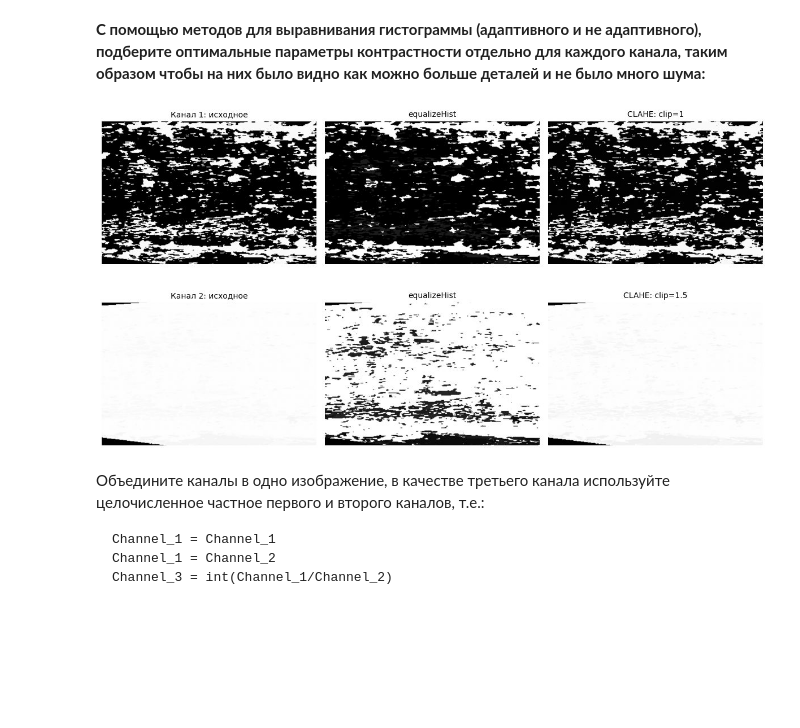
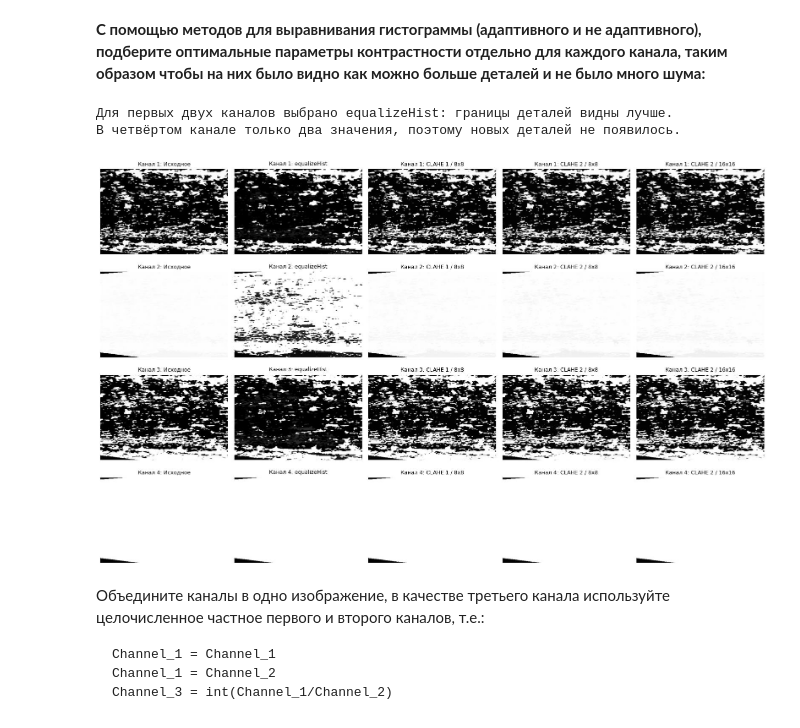
Before and after one commit to German121/image_processing, a Jupyter notebook: Задание 2/2.ipynb, the cells around one changed output. Saved outputs shown, nothing was run; the diff lists cells and outputs as text; code cells hidden in the pictures; blank space fills up the shorter version.

```diff
--- a/Задание 2/2.ipynb
+++ b/Задание 2/2.ipynb
@@ -749,28 +747,33 @@ channel_1, channel_2, channel_3, channel_4 = cv2.split(sar_uint)
 # %% [markdown]
 **С помощью методов для выравнивания гистограммы (адаптивного и не адаптивного), подберите оптимальные параметры контрастности отдельно для каждого канала, таким образом чтобы на них было видно как можно больше деталей и не было много шума:**
 # %%
-equalized_1 = cv2.equalizeHist(channel_1)
-equalized_2 = cv2.equalizeHist(channel_2)
-clahe_1 = cv2.createCLAHE(clipLimit=1.0, tileGridSize=(8, 8)).apply(channel_1)
-clahe_2 = cv2.createCLAHE(clipLimit=1.5, tileGridSize=(8, 8)).apply(channel_2)
-
-fig, axes = plt.subplots(2, 3, figsize=(12, 7))
-for row, images in enumerate([[channel_1, equalized_1, clahe_1],
-                              [channel_2, equalized_2, clahe_2]]):
-    titles = [f'Канал {row + 1}: исходное', 'equalizeHist',
-              f'CLAHE: clip={1.0 if row == 0 else 1.5:g}']
+equalized = []
+fig, axes = plt.subplots(4, 5, figsize=(16, 10))
+for row, channel in enumerate(cv2.split(sar_uint)):
+    global_equalized = cv2.equalizeHist(channel)
+    clahe_1 = cv2.createCLAHE(clipLimit=1.0, tileGridSize=(8, 8)).apply(channel)
+    clahe_2 = cv2.createCLAHE(clipLimit=2.0, tileGridSize=(8, 8)).apply(channel)
+    clahe_3 = cv2.createCLAHE(clipLimit=2.0, tileGridSize=(16, 16)).apply(channel)
+    images = [channel, global_equalized, clahe_1, clahe_2, clahe_3]
+    titles = ['Исходное', 'equalizeHist', 'CLAHE 1 / 8x8',
+              'CLAHE 2 / 8x8', 'CLAHE 2 / 16x16']
     for ax, image, title in zip(axes[row], images, titles):
         ax.imshow(image[200:1200, 5000:6500], cmap='gray', vmin=0, vmax=255)
-        ax.set_title(title, fontsize=10)
+        ax.set_title(f'Канал {row + 1}: {title}', fontsize=9)
         ax.axis('off')
+    equalized.append(global_equalized)
 fig.tight_layout()
 plt.show()
 plt.close(fig)
 
-corrected_1 = equalized_1
-corrected_2 = equalized_2
+corrected_1 = equalized[0]
+corrected_2 = equalized[1]
+print('Для первых двух каналов выбрано equalizeHist: границы деталей видны лучше.')
+print('В четвёртом канале только два значения, поэтому новых деталей не появилось.')
 # %% [output]
+Для первых двух каналов выбрано equalizeHist: границы деталей видны лучше.
+В четвёртом канале только два значения, поэтому новых деталей не появилось.
-[figure, old version]
+[figure, new version]
 # %% [markdown]
 Объедините каналы в одно изображение, в качестве третьего канала используйте целочисленное частное первого и второго каналов, т.е.:
 
```
Also changed, not shown: parts of 5 cells of this notebook.
